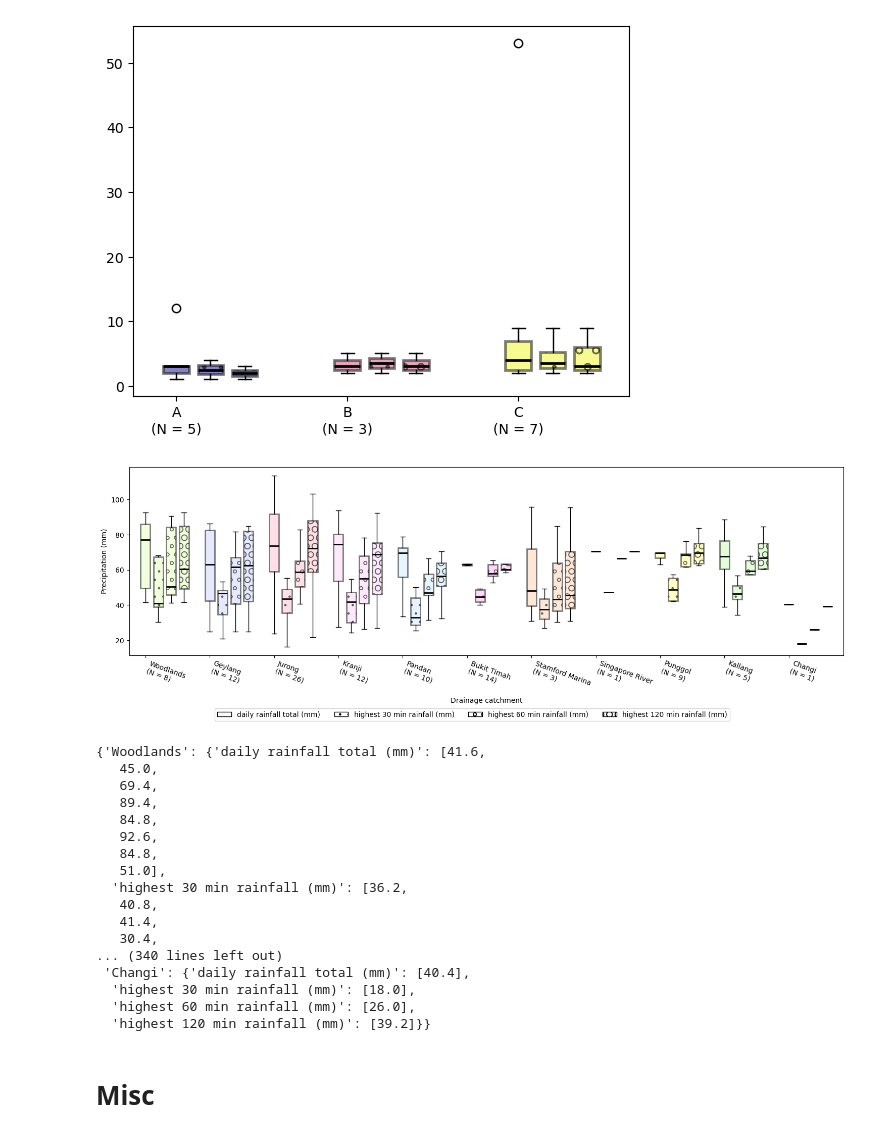
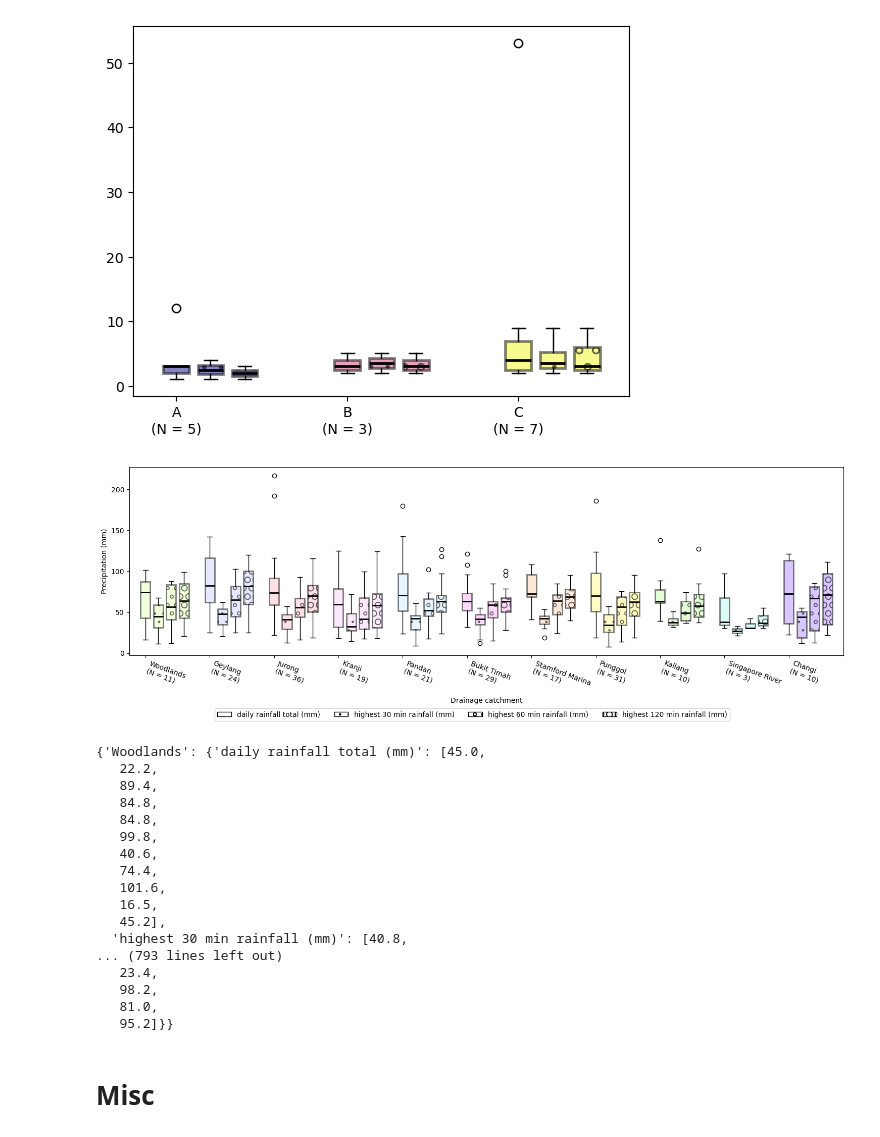
Before and after one commit to pakhuiying/NCCS_analysis, a Jupyter notebook: flood_analysis.ipynb, the cells around one changed output. Cells and saved outputs as stored; diff of their text form; code cells hidden in the pictures.

Commit message:
updated flood database from 2014 to 2023, and reanalysed flood locations using OneMap API

```diff
--- a/flood_analysis.ipynb
+++ b/flood_analysis.ipynb
@@ -23,7 +23,8 @@ from osgeo import gdal, ogr
 Using this automated workflow, we can build a dashboard to provide almost real-time update for a public historical flood database and its associated flood levels --> could be an interesting FYP project for an undergrad student in SMU? Any takers?
 # %%
 historical_floods = pd.read_csv(r"C:\Users\hypak\OneDrive - Singapore Management University\Documents\Data\Climate Impacts in Singapore\Flooding\SG_pluvial_floods_2014toPresent.csv")
-historical_floods = historical_floods.head(40) # get the first 40 entries
-historical_floods = historical_floods[historical_floods['High Tide'] == False] # remove floods due to high tide
-historical_floods
+# historical_floods = historical_floods.head(40) # get the first 40 entries
+historical_floods[historical_floods['High Tide'] == False] # remove floods due to high tide
+historical_floods = historical_floods.head(-2)
+historical_floods # remove 2024 floods first until we have the updated weather data
 # %% [output]
@@ -418,15 +449,27 @@ historical_floods_dict
 # %% [markdown]
 # Convert dict to dataframe
 # %%
-def dict_to_dataframe(flood_dict):
+def dict_to_dataframe(flood_dict,save_dir = None):
+    """ returns a df of flood events with their associated characteristics
+    Args:
+        flood_dict (dict):
+        save_dir (str): directory of where to save the df
+    Returns:
+        pd.DataFrame: details of each flood events
+    """
     list_of_dict = [] # to contain list of dict
     for dt, att_list in flood_dict.items():
         for d in att_list:
             d['time'] = dt
             list_of_dict.append(d)
-    return pd.DataFrame(list_of_dict)
+    df = pd.DataFrame(list_of_dict)
+    if save_dir is not None:
+        if not os.path.exists(save_dir):
+            os.mkdir(save_dir)
+        df.to_csv(os.path.join(save_dir,"precipitation_levels_during_flood_events.csv"),index=False)
+    return df
 
-flood_df = dict_to_dataframe(historical_floods_dict)
+flood_df = dict_to_dataframe(historical_floods_dict, r"C:\Users\hypak\OneDrive - Singapore Management University\Documents\Data\Climate Impacts in Singapore\Flooding")
 print('Check if drainage_catchment has NA')
 print(flood_df[flood_df['drainage_catchment'].isna()])
 flood_df
@@ -620,52 +663,52 @@ def get_boxplot_data(flood_df):
     """ returns a dict where keys are drainage catchment names, and values
         are dict of pr_total and a list of ppt values
     Args:
         flood_df (pd.DataFrame): which has the column names 'drainage_catchment','daily rainfall total (mm)','highest 30 min rainfall (mm)', 'highest 60 min rainfall (mm)',
         'highest 120 min rainfall (mm)'
     Returns:
         dict:  where keys are drainage catchment names, and values are dict of 'drainage_catchment','daily rainfall total (mm)','highest 30 min rainfall (mm)', 'highest 60 min rainfall (mm)',
         'highest 120 min rainfall (mm)' and a list of corresponding ppt values. Note: NA values are removed
     """
     boxplot_data = dict()
     ppt_names = ['daily rainfall total (mm)','highest 30 min rainfall (mm)','highest 60 min rainfall (mm)','highest 120 min rainfall (mm)']
     for entry in flood_df.to_dict('records'):
         drainage_catchment = entry['drainage_catchment']
 
         if drainage_catchment not in list(boxplot_data):
             boxplot_data[drainage_catchment] = dict()
 
         if len(list(boxplot_data[drainage_catchment])) == 0:
             for i in ['daily rainfall total (mm)','highest 30 min rainfall (mm)','highest 60 min rainfall (mm)','highest 120 min rainfall (mm)']:
                 boxplot_data[drainage_catchment][i] = []
 
         for ppt_name in ppt_names:
             ppt_val = entry[ppt_name]
             if not np.isnan(ppt_val): # append to list if value is not NaN
                 boxplot_data[drainage_catchment][ppt_name].append(ppt_val)
 
     return boxplot_data
 
 boxplot_data = get_boxplot_data(flood_df)
-plot_boxplots_floods_by_drainage(boxplot_data, show_fliers=False)
+plot_boxplots_floods_by_drainage(boxplot_data, show_fliers=True, save_dir=r"C:\Users\hypak\OneDrive - Singapore Management University\Documents\Projects\Risk Assessment\Figures")
 # %% [output]
-[figure, old version]
+[figure, new version]
-{'Woodlands': {'daily rainfall total (mm)': [41.6,
-   45.0,
-   69.4,
+{'Woodlands': {'daily rainfall total (mm)': [45.0,
+   22.2,
    89.4,
    84.8,
-   92.6,
    84.8,
-   51.0],
-  'highest 30 min rainfall (mm)': [36.2,
-   40.8,
-   41.4,
-   30.4,
-... (340 lines left out)
- 'Changi': {'daily rainfall total (mm)': [40.4],
-  'highest 30 min rainfall (mm)': [18.0],
-  'highest 60 min rainfall (mm)': [26.0],
-  'highest 120 min rainfall (mm)': [39.2]}}
+   99.8,
+   40.6,
+   74.4,
+   101.6,
+   16.5,
+   45.2],
+  'highest 30 min rainfall (mm)': [40.8,
+... (793 lines left out)
+   23.4,
+   98.2,
+   81.0,
+   95.2]}}
 # %% [markdown]
 # Misc
 # %% [markdown]
```
Also changed, not shown: parts of 9 cells of this notebook.
